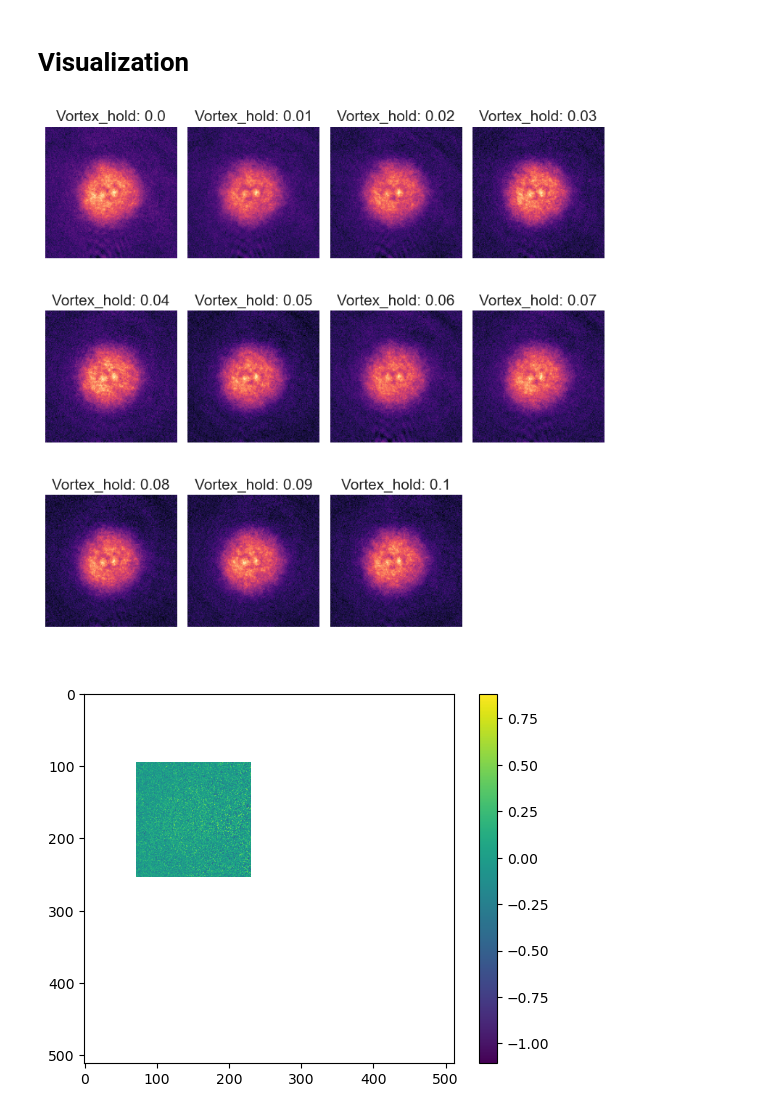
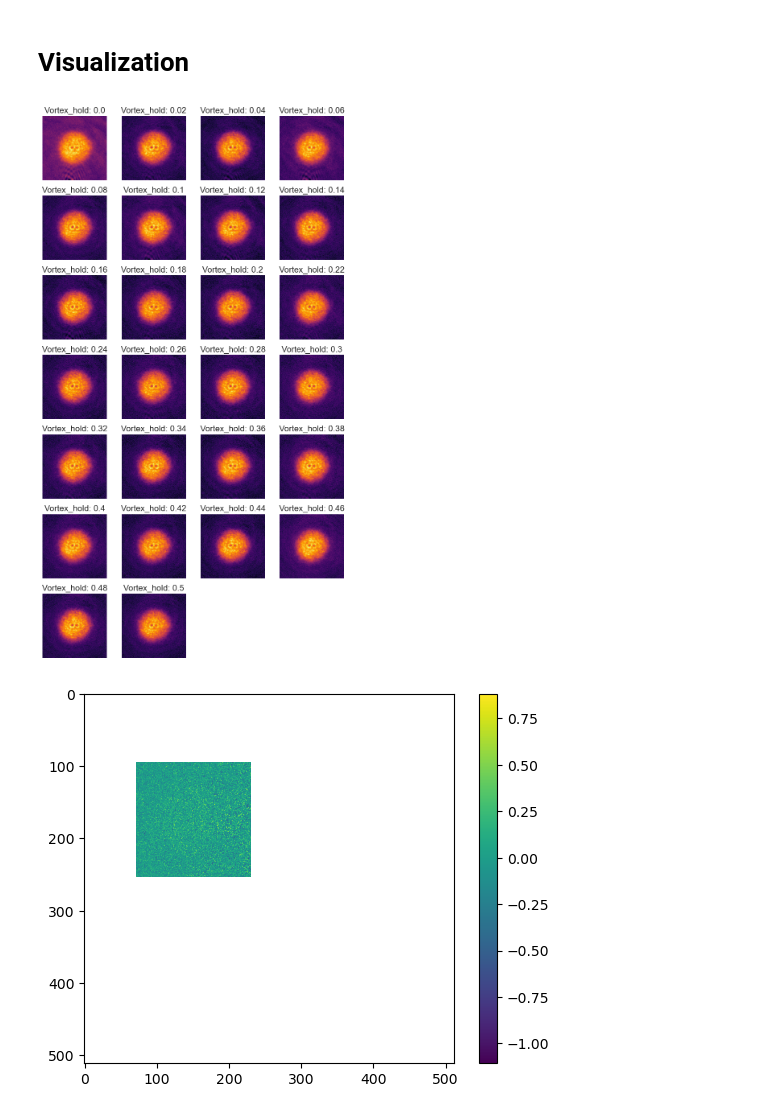
Before and after one commit to ArtMk/lithium, a Jupyter notebook: inSitu.ipynb, the cells around one changed output. Saved outputs shown, nothing was run; the diff lists cells and outputs as text; code cells hidden in the pictures.

```diff
--- a/inSitu.ipynb
+++ b/inSitu.ipynb
@@ -50,7 +47,7 @@ The autoreload extension is already loaded. To reload it, use:
 images_set = "E-Pinning_B_Field_Scan_100_stat"
 date = "20250619"
 
-images_set = "B-Pinning_closed_accordion_hold_scan"
+images_set = "C-Pinning_hold_time_open_accordion_scan"
 date = "20250620"
 
 path_dir = "Z:/Archiv/2D/Experiment/2025/" + date + "/Images" + date + "/" + images_set + "/"
@@ -88,6 +85,6 @@ Wall time: 61.5 ms
 # %%
 # determine optimal ROI
-center = (178, 142)
+center = (178, 140)
 h = 80
 w = 80
 rad = 45
@@ -97,7 +94,7 @@ image_num = 1
 single_prc = la.density_builder([images_raw[image_num]], variables, center, h, w,
                                 info_sorted["Csat"], info_sorted["Img_Illumination_Time"], progress_disable = True)
 
-plt.imshow(single_prc.iloc[0]["density"].data, vmin = 0, vmax = 3, cmap = "viridis")
+plt.imshow(single_prc.iloc[0]["density"].data, vmin = 0, vmax = 3, cmap = "inferno")
 
 circle = plt.Circle((center[1], center[0]), rad, color='r', fill=False, lw = 2)
 plt.gca().add_artist(circle)
@@ -238,9 +235,9 @@ for i, im in images_grp.iterrows():
 #     print(im[f"{variables[1]}"])
 #     print("")
 # %%
-visualize.plot_grid(images_grp, "Vortex_hold", 4, 4, cmap = "magma")
+visualize.plot_grid(images_grp, "Vortex_hold", 4, 7, cmap = "inferno")
 # %% [output]
-[figure, old version]
+[figure, new version]
 # %%
 # length = len(images_grp)//2
 #
```
Also changed, not shown: parts of 10 cells of this notebook.
